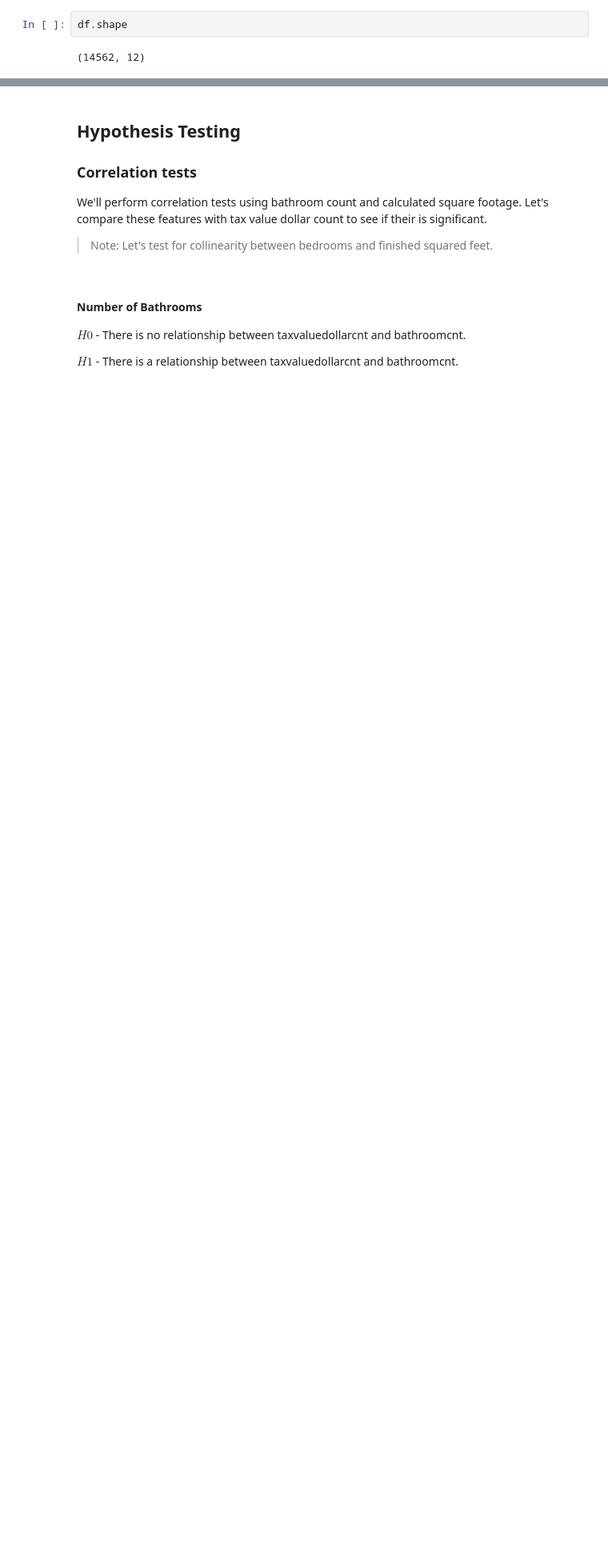
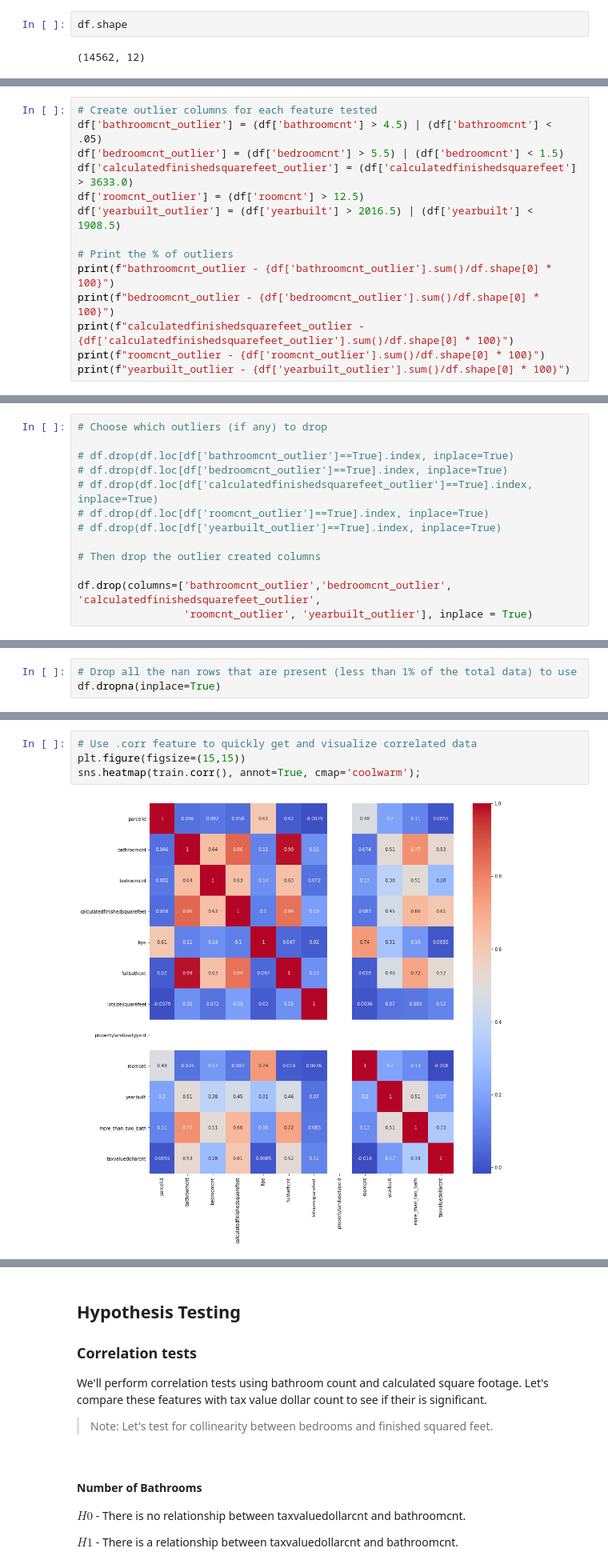
Before and after one commit to Robust-Analytics/zillow-project, a Jupyter notebook: mvp.ipynb, the cells around one changed output, grey strips where cells are left out. Shown at 80% size. Saved outputs shown, nothing was run; the diff lists cells and outputs as text; blank space fills up the shorter version.

```diff
--- a/mvp.ipynb
+++ b/mvp.ipynb
@@ -87,0 +188,14 @@ df.head()
+# %%
+# Create outlier columns for each feature tested
+df['bathroomcnt_outlier'] = (df['bathroomcnt'] > 4.5) | (df['bathroomcnt'] < .05)
+df['bedroomcnt_outlier'] = (df['bedroomcnt'] > 5.5) | (df['bedroomcnt'] < 1.5)
+df['calculatedfinishedsquarefeet_outlier'] = (df['calculatedfinishedsquarefeet'] > 3633.0)
+df['roomcnt_outlier'] = (df['roomcnt'] > 12.5)
+df['yearbuilt_outlier'] = (df['yearbuilt'] > 2016.5) | (df['yearbuilt'] < 1908.5)
+
+# Print the % of outliers
+print(f"bathroomcnt_outlier - {df['bathroomcnt_outlier'].sum()/df.shape[0] * 100}")
+print(f"bedroomcnt_outlier - {df['bedroomcnt_outlier'].sum()/df.shape[0] * 100}")
+print(f"calculatedfinishedsquarefeet_outlier - {df['calculatedfinishedsquarefeet_outlier'].sum()/df.shape[0] * 100}")
+print(f"roomcnt_outlier - {df['roomcnt_outlier'].sum()/df.shape[0] * 100}")
+print(f"yearbuilt_outlier - {df['yearbuilt_outlier'].sum()/df.shape[0] * 100}")
@@ -87,0 +208,13 @@ df.head()
+# %%
+# Choose which outliers (if any) to drop
+
+# df.drop(df.loc[df['bathroomcnt_outlier']==True].index, inplace=True)
+# df.drop(df.loc[df['bedroomcnt_outlier']==True].index, inplace=True)
+# df.drop(df.loc[df['calculatedfinishedsquarefeet_outlier']==True].index, inplace=True)
+# df.drop(df.loc[df['roomcnt_outlier']==True].index, inplace=True)
+# df.drop(df.loc[df['yearbuilt_outlier']==True].index, inplace=True)
+
+# Then drop the outlier created columns
+
+df.drop(columns=['bathroomcnt_outlier','bedroomcnt_outlier', 'calculatedfinishedsquarefeet_outlier',
+                 'roomcnt_outlier', 'yearbuilt_outlier'], inplace = True)
@@ -88 +225,4 @@ df.head()
+# %%
+# Drop all the nan rows that are present (less than 1% of the total data) to use
+df.dropna(inplace=True)
 # %%
@@ -113,0 +254,6 @@ sns.heatmap(train.corr(), annot=True, cmap='coolwarm');
+# %%
+# Use .corr feature to quickly get and visualize correlated data
+plt.figure(figsize=(15,15))
+sns.heatmap(train.corr(), annot=True, cmap='coolwarm');
+# %% [output]
+[figure, added]
```
Also changed, not shown: parts of 21 cells of this notebook.
